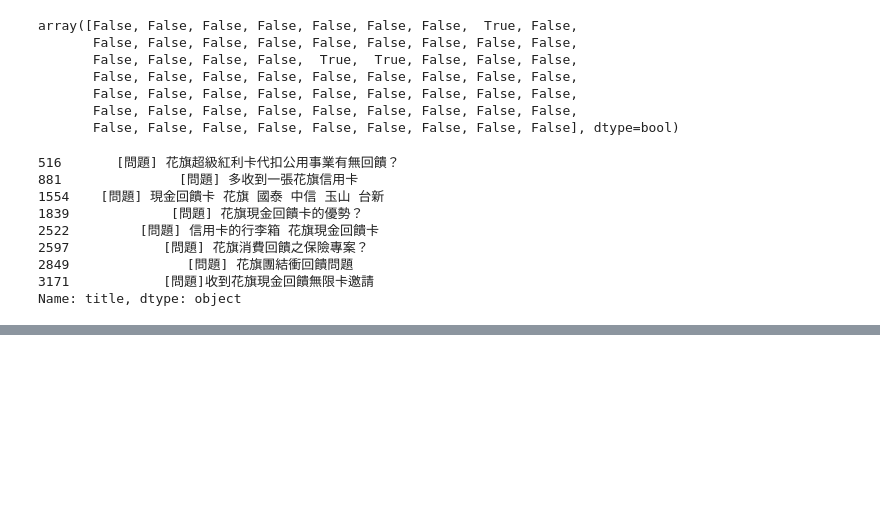
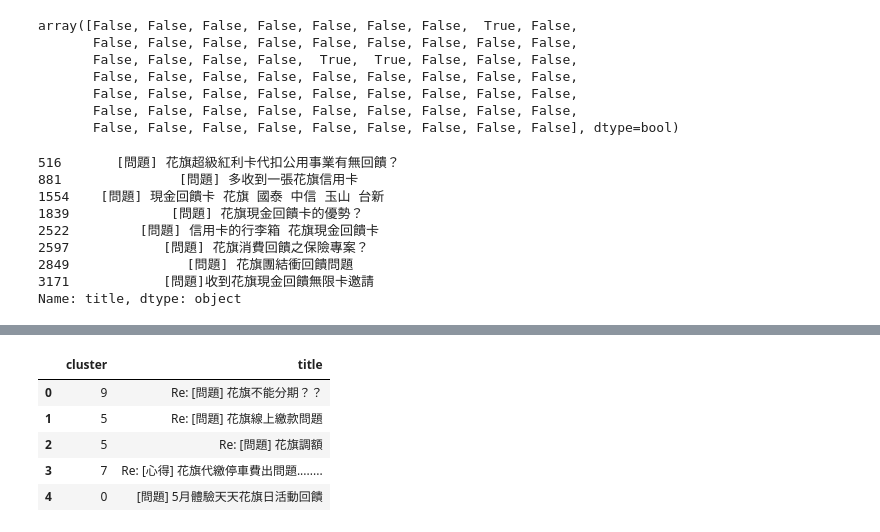
Before and after one commit to ywchiu/pyfintech, a Jupyter notebook: 20160807Demo.ipynb, the cells around one changed output, grey strips where cells are left out. Drawn from its saved outputs; the diff is of its cells as text; code cells hidden in the pictures; blank space fills up the shorter version.

```diff
--- a/20160807Demo.ipynb
+++ b/20160807Demo.ipynb
@@ -759,0 +786,21 @@ Name: title, dtype: object
+# %%
+import community
+partition =community.best_partition(graph)
+# %%
+#print partition
+from collections import defaultdict
+# Community Detection
+v = defaultdict(list)
+ary = []
+for key, value in sorted(partition.iteritems()):
+    ary.append({'title':key, 'cluster':value})
+# %%
+citi = pd.DataFrame(ary)
+citi.head()
+# %% [output]
+|  | cluster | title |
+| 0 | 9 | Re: [問題] 花旗不能分期？？ |
+| 1 | 5 | Re: [問題] 花旗線上繳款問題 |
+| 2 | 5 | Re: [問題] 花旗調額 |
+| 3 | 7 | Re: [心得] 花旗代繳停車費出問題........ |
+| 4 | 0 | [問題] 5月體驗天天花旗日活動回饋 |
```
Also changed, not shown: parts of 5 cells of this notebook.
